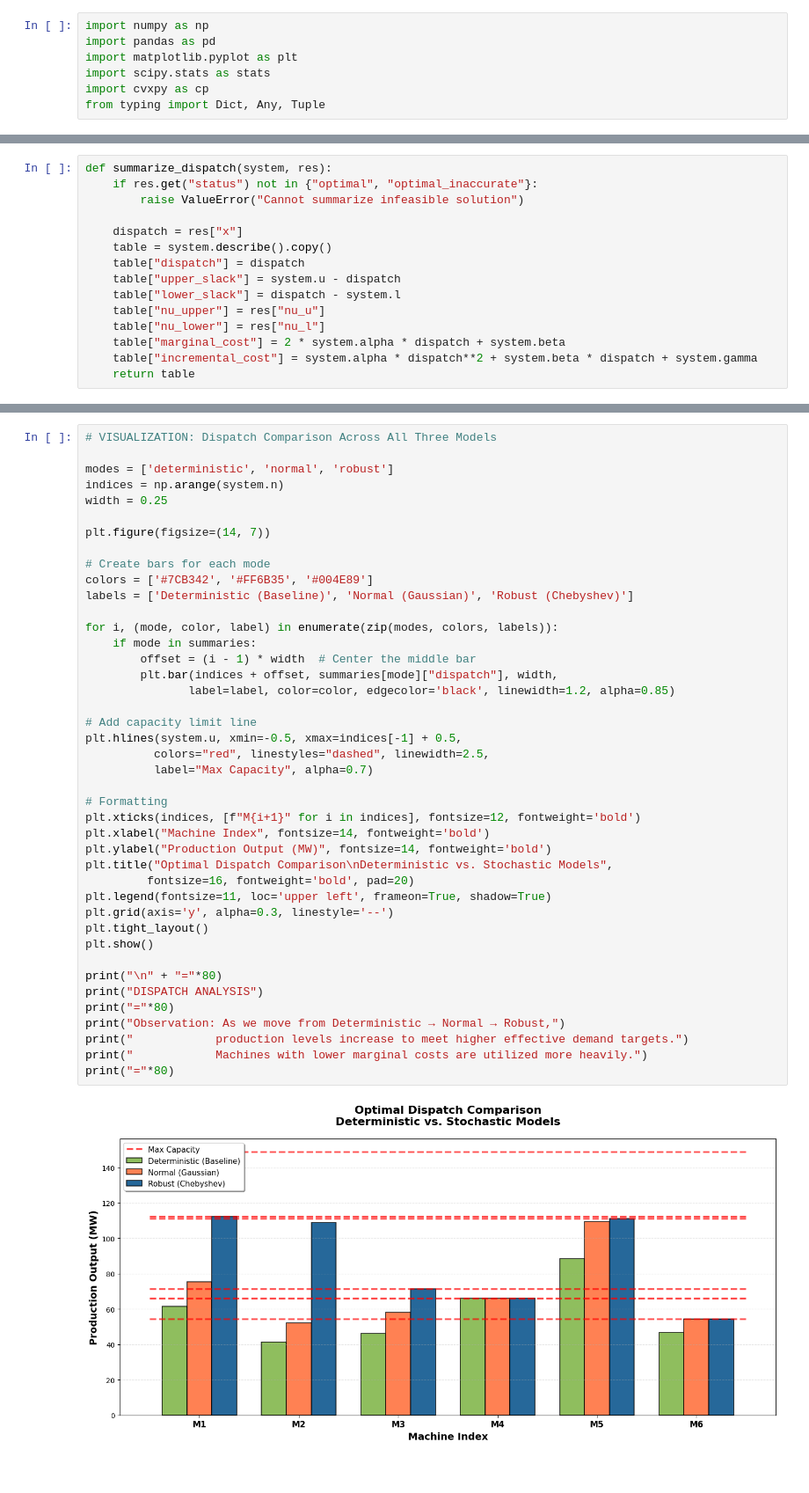
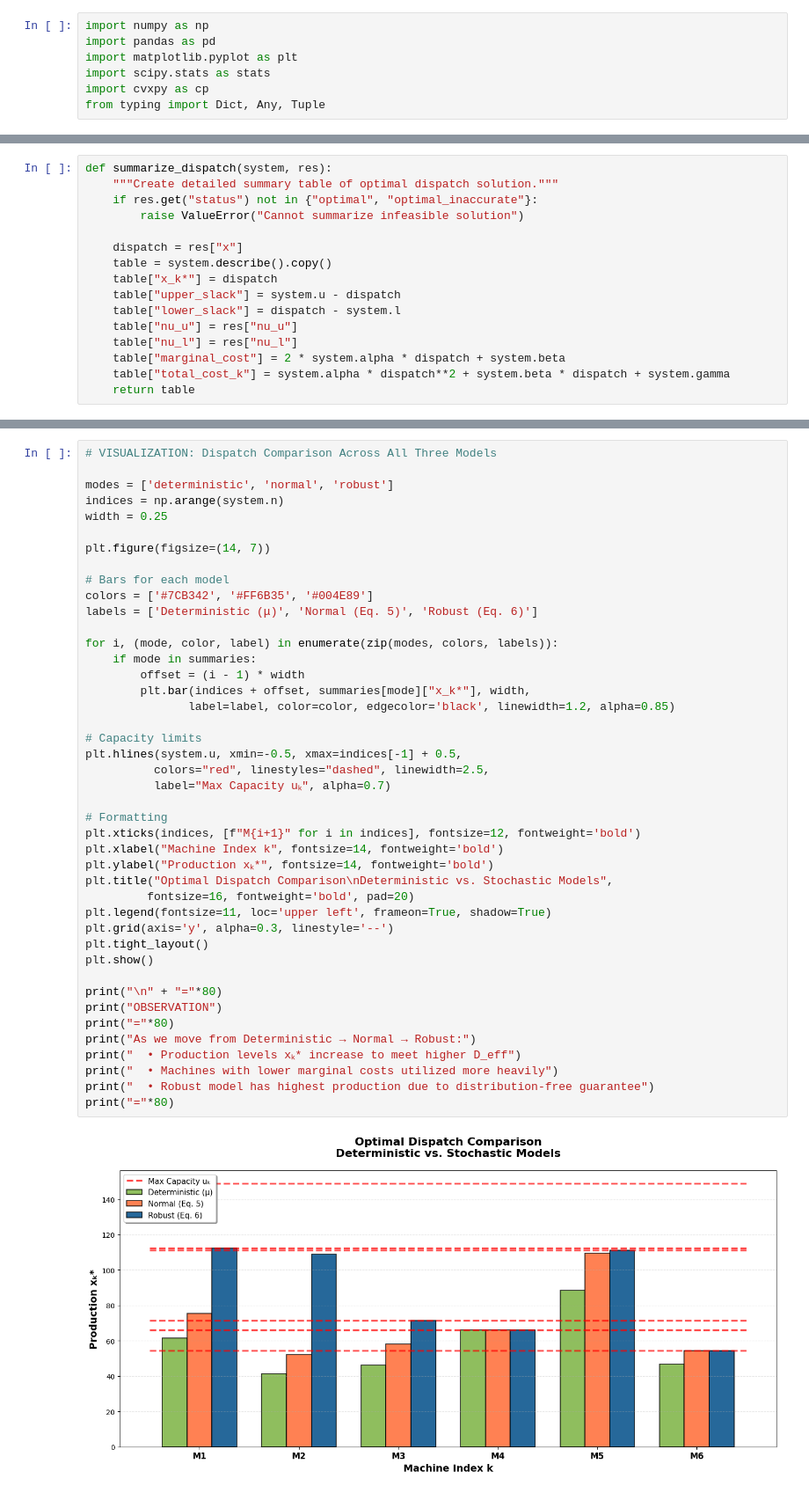
Before and after one commit to vishal36-pop/opti-project-draft, a Jupyter notebook: Opit_explained[1].ipynb, the cells around one changed output, grey strips where cells are left out. Shown at 88% size. Saved outputs shown, nothing was run; the diff lists cells and outputs as text.

```diff
--- a/Opit_explained[1].ipynb
+++ b/Opit_explained[1].ipynb
@@ -247,17 +264,18 @@ def verify_kkt(system: ProductionSystem, res: Dict[str, Any], tol: float = 1e-4)
 # %%
 def summarize_dispatch(system, res):
+    """Create detailed summary table of optimal dispatch solution."""
     if res.get("status") not in {"optimal", "optimal_inaccurate"}:
         raise ValueError("Cannot summarize infeasible solution")
 
     dispatch = res["x"]
     table = system.describe().copy()
-    table["dispatch"] = dispatch
+    table["x_k*"] = dispatch
     table["upper_slack"] = system.u - dispatch
     table["lower_slack"] = dispatch - system.l
-    table["nu_upper"] = res["nu_u"]
-    table["nu_lower"] = res["nu_l"]
+    table["nu_u"] = res["nu_u"]
+    table["nu_l"] = res["nu_l"]
     table["marginal_cost"] = 2 * system.alpha * dispatch + system.beta
-    table["incremental_cost"] = system.alpha * dispatch**2 + system.beta * dispatch + system.gamma
+    table["total_cost_k"] = system.alpha * dispatch**2 + system.beta * dispatch + system.gamma
     return table
 # %%
 def run_comparative_analysis(system: ProductionSystem, mu_D: float = 350.0,
@@ -573,44 +576,45 @@ We compare dispatch levels between modes via grouped bars and overlay dashed lin
 # VISUALIZATION: Dispatch Comparison Across All Three Models
 
 modes = ['deterministic', 'normal', 'robust']
 indices = np.arange(system.n)
 width = 0.25
 
 plt.figure(figsize=(14, 7))
 
-# Create bars for each mode
+# Bars for each model
 colors = ['#7CB342', '#FF6B35', '#004E89']
-labels = ['Deterministic (Baseline)', 'Normal (Gaussian)', 'Robust (Chebyshev)']
+labels = ['Deterministic (μ)', 'Normal (Eq. 5)', 'Robust (Eq. 6)']
 
 for i, (mode, color, label) in enumerate(zip(modes, colors, labels)):
     if mode in summaries:
-        offset = (i - 1) * width  # Center the middle bar
-        plt.bar(indices + offset, summaries[mode]["dispatch"], width,
+        offset = (i - 1) * width
+        plt.bar(indices + offset, summaries[mode]["x_k*"], width,
                label=label, color=color, edgecolor='black', linewidth=1.2, alpha=0.85)
 
-# Add capacity limit line
+# Capacity limits
 plt.hlines(system.u, xmin=-0.5, xmax=indices[-1] + 0.5,
           colors="red", linestyles="dashed", linewidth=2.5,
-          label="Max Capacity", alpha=0.7)
+          label="Max Capacity uₖ", alpha=0.7)
 
 # Formatting
 plt.xticks(indices, [f"M{i+1}" for i in indices], fontsize=12, fontweight='bold')
-plt.xlabel("Machine Index", fontsize=14, fontweight='bold')
-plt.ylabel("Production Output (MW)", fontsize=14, fontweight='bold')
+plt.xlabel("Machine Index k", fontsize=14, fontweight='bold')
+plt.ylabel("Production xₖ*", fontsize=14, fontweight='bold')
 plt.title("Optimal Dispatch Comparison\nDeterministic vs. Stochastic Models",
          fontsize=16, fontweight='bold', pad=20)
 plt.legend(fontsize=11, loc='upper left', frameon=True, shadow=True)
 plt.grid(axis='y', alpha=0.3, linestyle='--')
 plt.tight_layout()
 plt.show()
 
 print("\n" + "="*80)
-print("DISPATCH ANALYSIS")
+print("OBSERVATION")
 print("="*80)
-print("Observation: As we move from Deterministic → Normal → Robust,")
-print("            production levels increase to meet higher effective demand targets.")
-print("            Machines with lower marginal costs are utilized more heavily.")
+print("As we move from Deterministic → Normal → Robust:")
+print("  • Production levels xₖ* increase to meet higher D_eff")
+print("  • Machines with lower marginal costs utilized more heavily")
+print("  • Robust model has highest production due to distribution-free guarantee")
 print("="*80)
 # %% [output]
-[figure, old version]
+[figure, new version]
 ================================================================================
```
Also changed, not shown: parts of 16 cells of this notebook.
